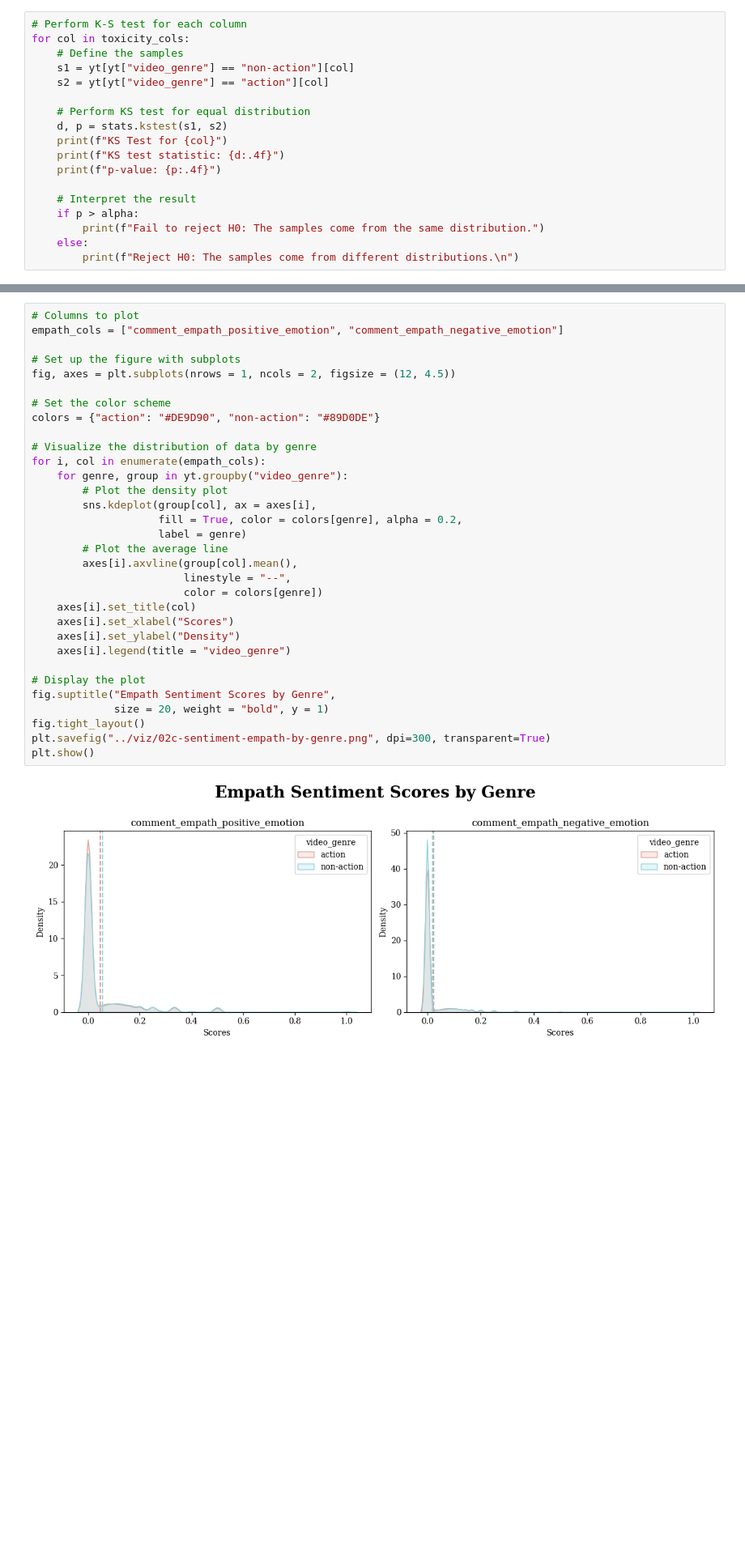
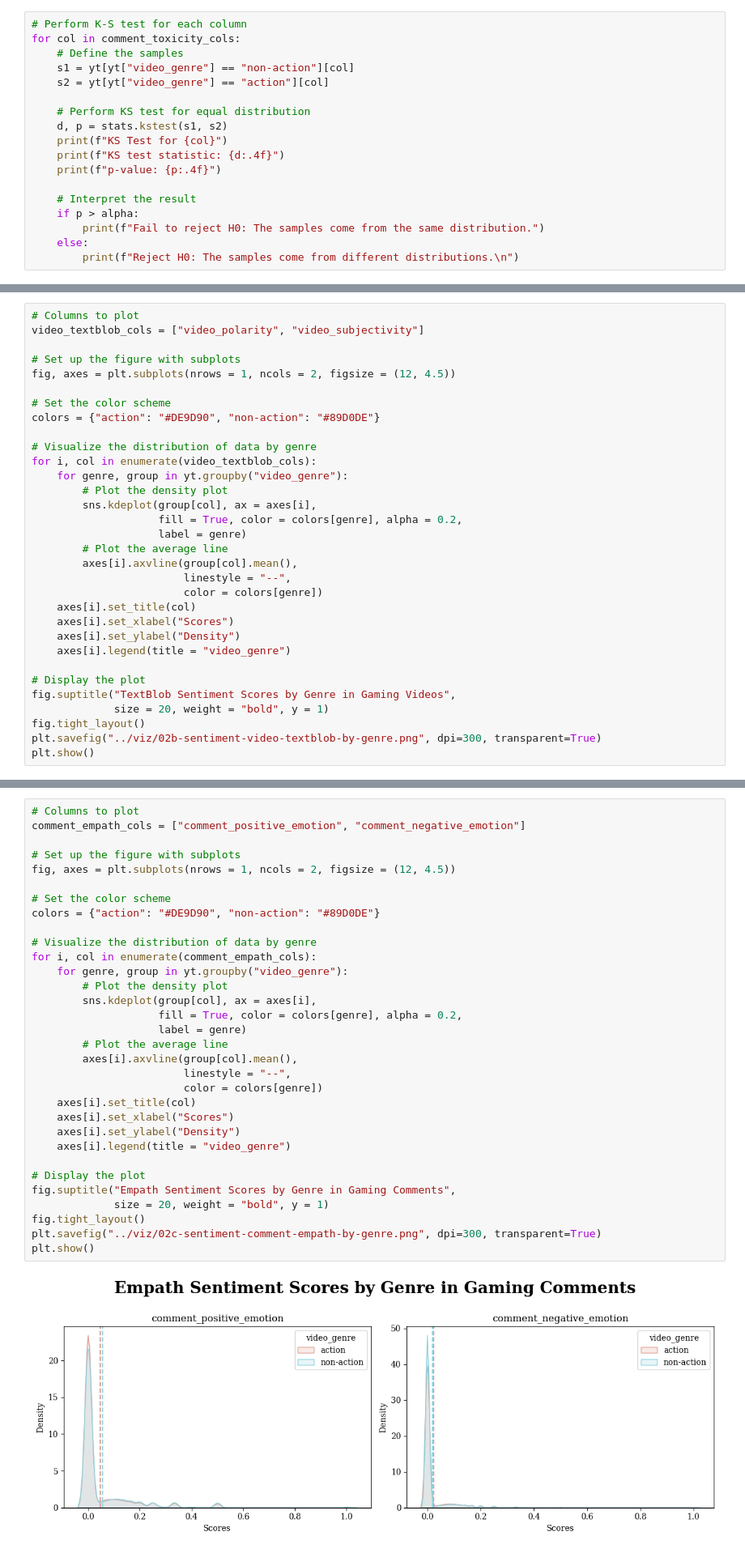
Before and after one commit to IMT-547-Team-1/YouTube-Toxic-Comments, a Jupyter notebook: code/03-preliminary-analysis.ipynb, the cells around one changed output, grey strips where cells are left out. Shown at 81% size. Saved outputs shown, nothing was run; the diff lists cells and outputs as text; blank space fills up the shorter version.

```diff
--- a/code/03-preliminary-analysis.ipynb
+++ b/code/03-preliminary-analysis.ipynb
@@ -294,7 +408,7 @@ p-value: 0.0000
 Reject H0: The samples come from different distributions.
 # %%
 # Perform K-S test for each column
-for col in toxicity_cols:
+for col in comment_toxicity_cols:
     # Define the samples
     s1 = yt[yt["video_genre"] == "non-action"][col]
     s2 = yt[yt["video_genre"] == "action"][col]
@@ -428,0 +577,32 @@ plt.show()
+# %%
+# Columns to plot
+video_textblob_cols = ["video_polarity", "video_subjectivity"]
+
+# Set up the figure with subplots
+fig, axes = plt.subplots(nrows = 1, ncols = 2, figsize = (12, 4.5))
+
+# Set the color scheme
+colors = {"action": "#DE9D90", "non-action": "#89D0DE"}
+
+# Visualize the distribution of data by genre
+for i, col in enumerate(video_textblob_cols):
+    for genre, group in yt.groupby("video_genre"):
+        # Plot the density plot
+        sns.kdeplot(group[col], ax = axes[i],
+                    fill = True, color = colors[genre], alpha = 0.2,
+                    label = genre)
+        # Plot the average line
+        axes[i].axvline(group[col].mean(),
+                        linestyle = "--",
+                        color = colors[genre])
+    axes[i].set_title(col)
+    axes[i].set_xlabel("Scores")
+    axes[i].set_ylabel("Density")
+    axes[i].legend(title = "video_genre")
+
+# Display the plot
+fig.suptitle("TextBlob Sentiment Scores by Genre in Gaming Videos",
+             size = 20, weight = "bold", y = 1)
+fig.tight_layout()
+plt.savefig("../viz/02b-sentiment-video-textblob-by-genre.png", dpi=300, transparent=True)
+plt.show()
@@ -430,35 +612,35 @@ plt.show()
 ### Empath Sentiment
 # %%
 # Columns to plot
-empath_cols = ["comment_empath_positive_emotion", "comment_empath_negative_emotion"]
+comment_empath_cols = ["comment_positive_emotion", "comment_negative_emotion"]
 
 # Set up the figure with subplots
 fig, axes = plt.subplots(nrows = 1, ncols = 2, figsize = (12, 4.5))
 
 # Set the color scheme
 colors = {"action": "#DE9D90", "non-action": "#89D0DE"}
 
 # Visualize the distribution of data by genre
-for i, col in enumerate(empath_cols):
+for i, col in enumerate(comment_empath_cols):
     for genre, group in yt.groupby("video_genre"):
         # Plot the density plot
         sns.kdeplot(group[col], ax = axes[i],
                     fill = True, color = colors[genre], alpha = 0.2,
                     label = genre)
         # Plot the average line
         axes[i].axvline(group[col].mean(),
                         linestyle = "--",
                         color = colors[genre])
     axes[i].set_title(col)
     axes[i].set_xlabel("Scores")
     axes[i].set_ylabel("Density")
     axes[i].legend(title = "video_genre")
 
 # Display the plot
-fig.suptitle("Empath Sentiment Scores by Genre",
+fig.suptitle("Empath Sentiment Scores by Genre in Gaming Comments",
              size = 20, weight = "bold", y = 1)
 fig.tight_layout()
-plt.savefig("../viz/02c-sentiment-empath-by-genre.png", dpi=300, transparent=True)
+plt.savefig("../viz/02c-sentiment-comment-empath-by-genre.png", dpi=300, transparent=True)
 plt.show()
 # %% [output]
-[figure, old version]
+[figure, new version]
```
Also changed, not shown: parts of 36 cells of this notebook, 5 other files.
